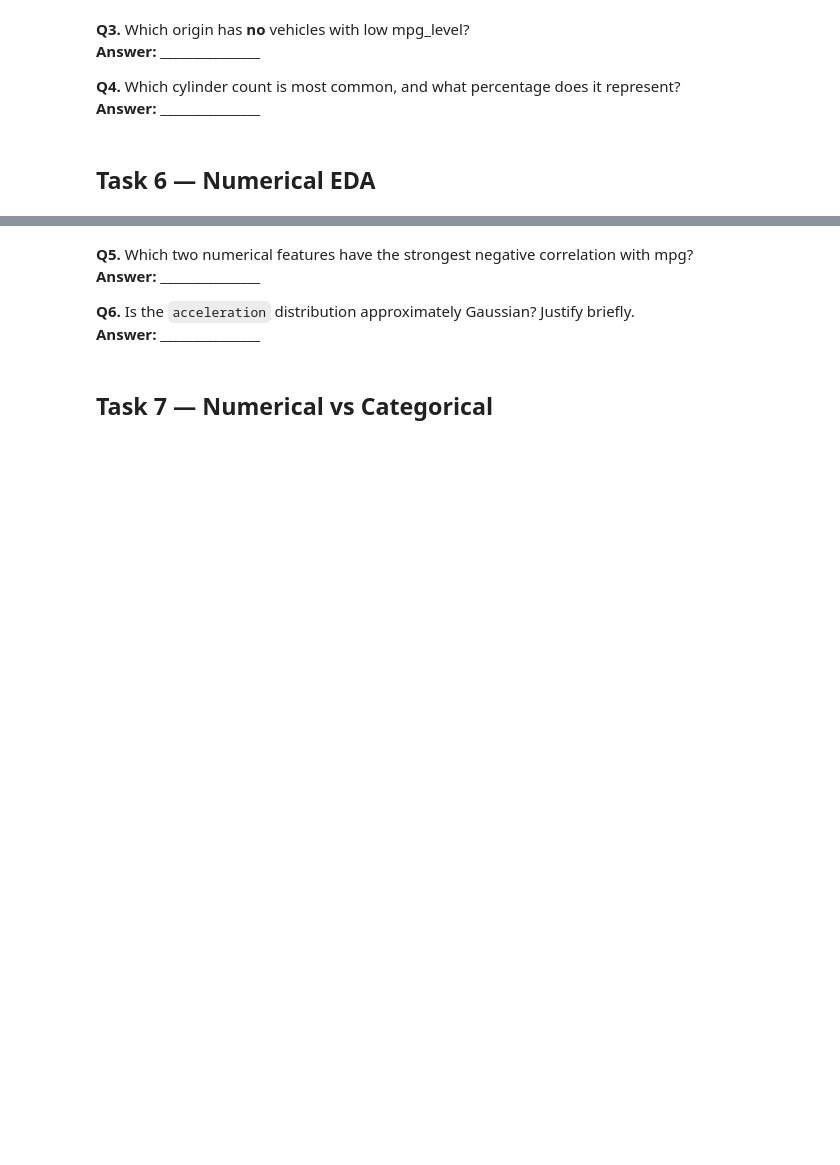
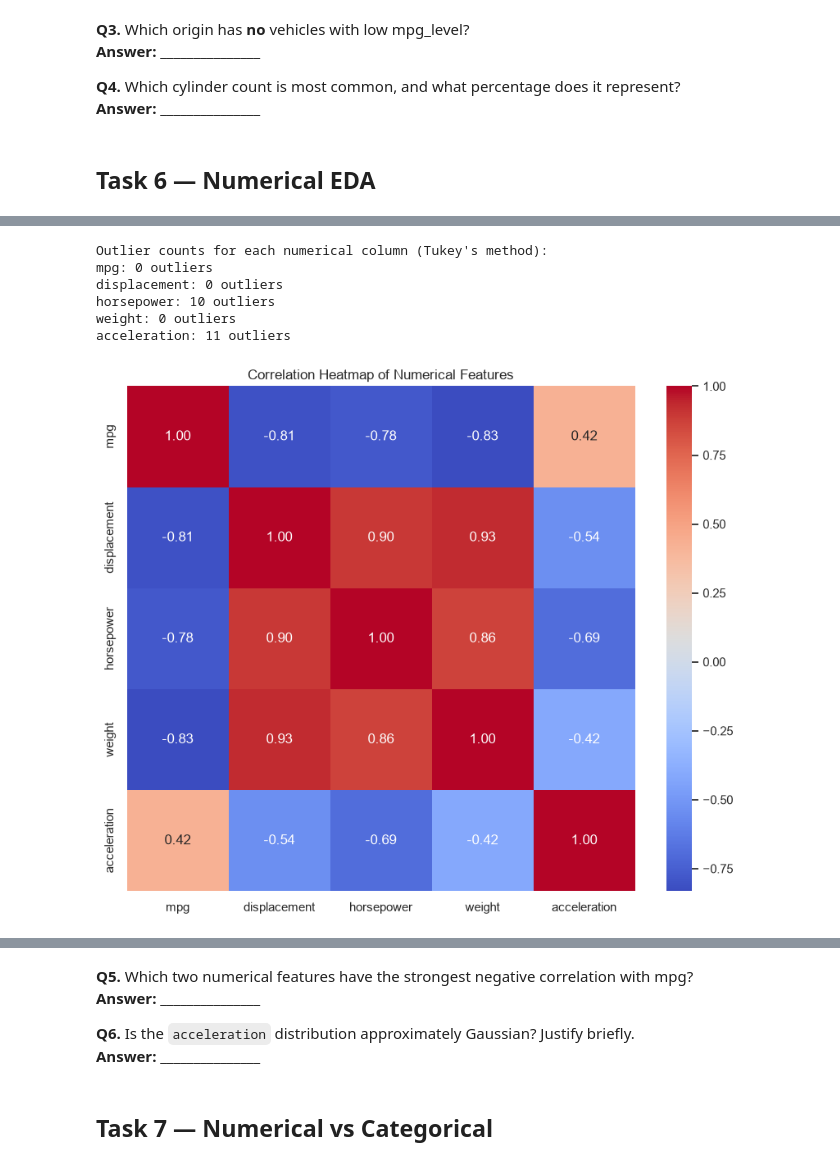
Before and after one commit to Alishahzad0098/Netsol-Tasks, a Jupyter notebook: Explotatory Data Analysis.ipynb, the cells around one changed output, grey strips where cells are left out. Saved outputs shown, nothing was run; the diff lists cells and outputs as text; code cells hidden in the pictures; blank space fills up the shorter version.

```diff
--- a/Explotatory Data Analysis.ipynb
+++ b/Explotatory Data Analysis.ipynb
@@ -310,9 +329,34 @@ plt.show()
 # Then print the outlier count for each numerical column
 
 def tukey_outliers(series):
-    # TODO: implement
-    pass
+    Q1 = series.quantile(0.25)
+    Q3 = series.quantile(0.75)
+    IQR = Q3 - Q1
+
+    lower_bound = Q1 - 1.5 * IQR
+    upper_bound = Q3 + 1.5 * IQR
+
+    outliers = series[(series < lower_bound) | (series > upper_bound)]
+    return outliers
+
+print("Outlier counts for each numerical column (Tukey's method):")
+for col in num_cols:
+    outliers = tukey_outliers(df[col])
+    print(f"{col}: {len(outliers)} outliers")
+# %% [output]
+Outlier counts for each numerical column (Tukey's method):
+mpg: 0 outliers
+displacement: 0 outliers
+horsepower: 10 outliers
+weight: 0 outliers
+acceleration: 11 outliers
 # %%
 # TODO: Plot a correlation heatmap for all numerical columns (use annot=True)
+plt.figure(figsize=(10, 8))
+sns.heatmap(df[num_cols].corr(), annot=True, cmap='coolwarm', fmt=".2f")
+plt.title('Correlation Heatmap of Numerical Features')
+plt.show()
+# %% [output]
+[figure, added]
 # %%
 # TODO: Create a pairplot of numerical columns, coloured by mpg_level
```
Also changed, not shown: parts of 3 cells of this notebook.
